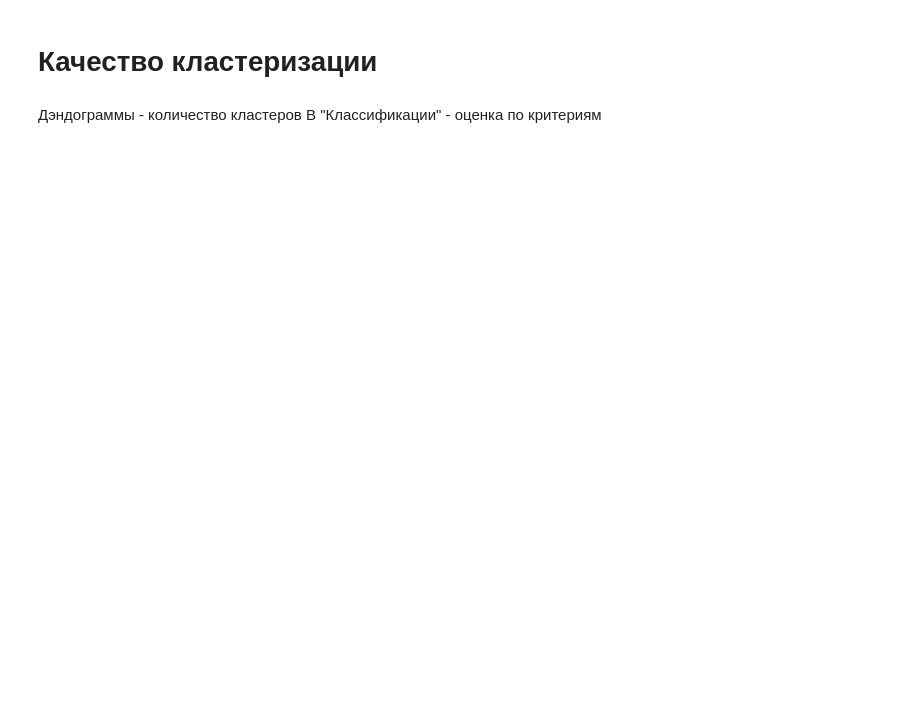
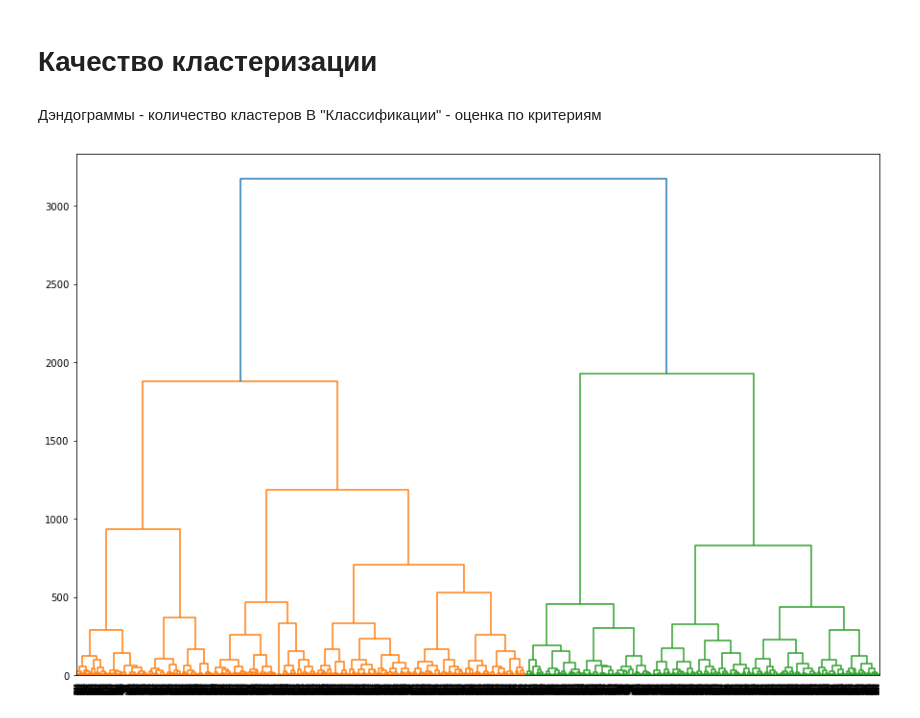
Before and after one commit to UlanSan/ML_python_2020, a Jupyter notebook: laba3/html_text.ipynb, the cells around one changed output. Saved outputs shown, nothing was run; the diff lists cells and outputs as text; code cells hidden in the pictures; blank space fills up the shorter version.

```diff
--- a/laba3/html_text.ipynb
+++ b/laba3/html_text.ipynb
@@ -519,0 +522,8 @@ Wall time: 3.1 s
+# %%
+%%time
+Y = linkage(tsne_vct, method='ward')
+fig, ax = plt.subplots(figsize=(15, 10))
+Z = dendrogram(Y)
+plt.show()
+# %% [output]
+[figure, added]
```
Also changed, not shown: parts of 8 cells of this notebook.
